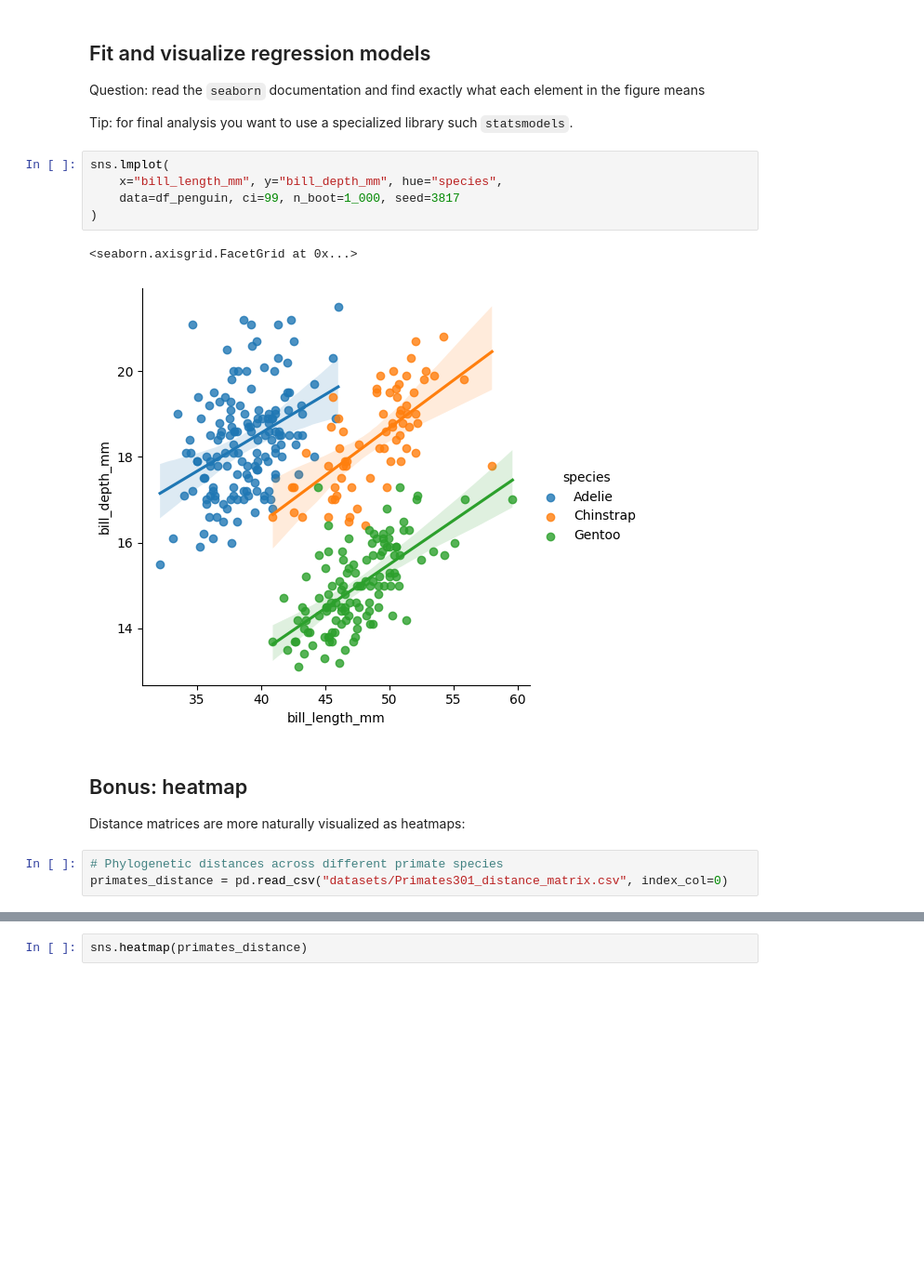
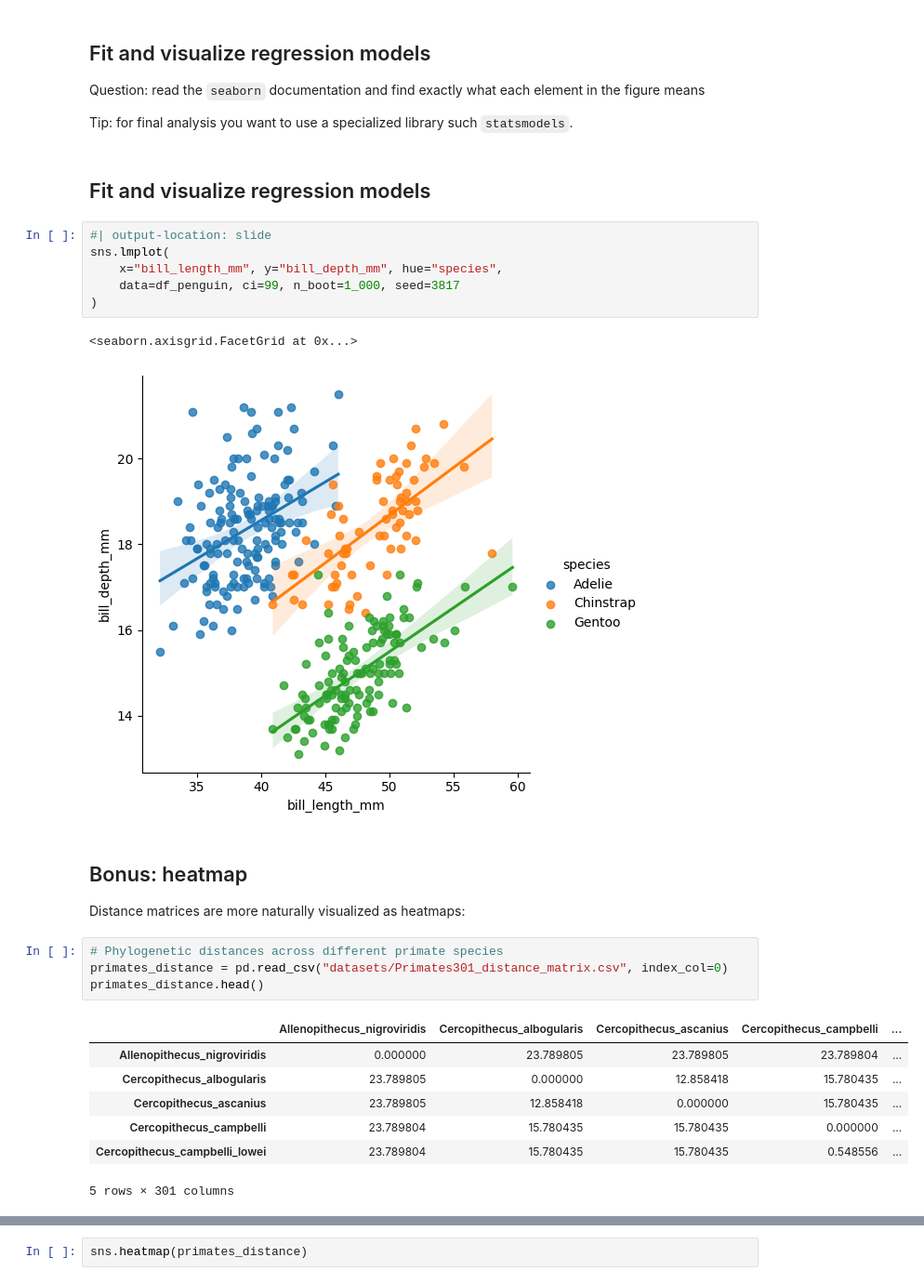
Before and after one commit to Andreher00/biomina-training, a Jupyter notebook: Day2.ipynb, the cells around one changed output, grey strips where cells are left out. Shown at 93% size. Saved outputs shown, nothing was run; the diff lists cells and outputs as text; blank space fills up the shorter version.

Commit message:
Slides

```diff
--- a/Day2.ipynb
+++ b/Day2.ipynb
@@ -568,7 +563,10 @@ plt.show()
 Question: read the `seaborn` documentation and find exactly what each element in the figure means
 
 Tip: for final analysis you want to use a specialized library such `statsmodels`.
+# %% [markdown]
+## Fit and visualize regression models
 # %%
+#| output-location: slide
 sns.lmplot(
     x="bill_length_mm", y="bill_depth_mm", hue="species",
     data=df_penguin, ci=99, n_boot=1_000, seed=3817
@@ -583,3 +581,12 @@ Distance matrices are more naturally visualized as heatmaps:
 # %%
 # Phylogenetic distances across different primate species
 primates_distance = pd.read_csv("datasets/Primates301_distance_matrix.csv", index_col=0)
+primates_distance.head()
+# %% [output]
+|  | Allenopithecus_nigroviridis | Cercopithecus_albogularis | Cercopithecus_ascanius | Cercopithecus_campbelli | ... |
+| Allenopithecus_nigroviridis | 0.000000 | 23.789805 | 23.789805 | 23.789804 | ... |
+| Cercopithecus_albogularis | 23.789805 | 0.000000 | 12.858418 | 15.780435 | ... |
+| Cercopithecus_ascanius | 23.789805 | 12.858418 | 0.000000 | 15.780435 | ... |
+| Cercopithecus_campbelli | 23.789804 | 15.780435 | 15.780435 | 0.000000 | ... |
+| Cercopithecus_campbelli_lowei | 23.789804 | 15.780435 | 15.780435 | 0.548556 | ... |
+5 rows × 301 columns
```
Also changed, not shown: parts of 14 cells of this notebook, 2 other files.
